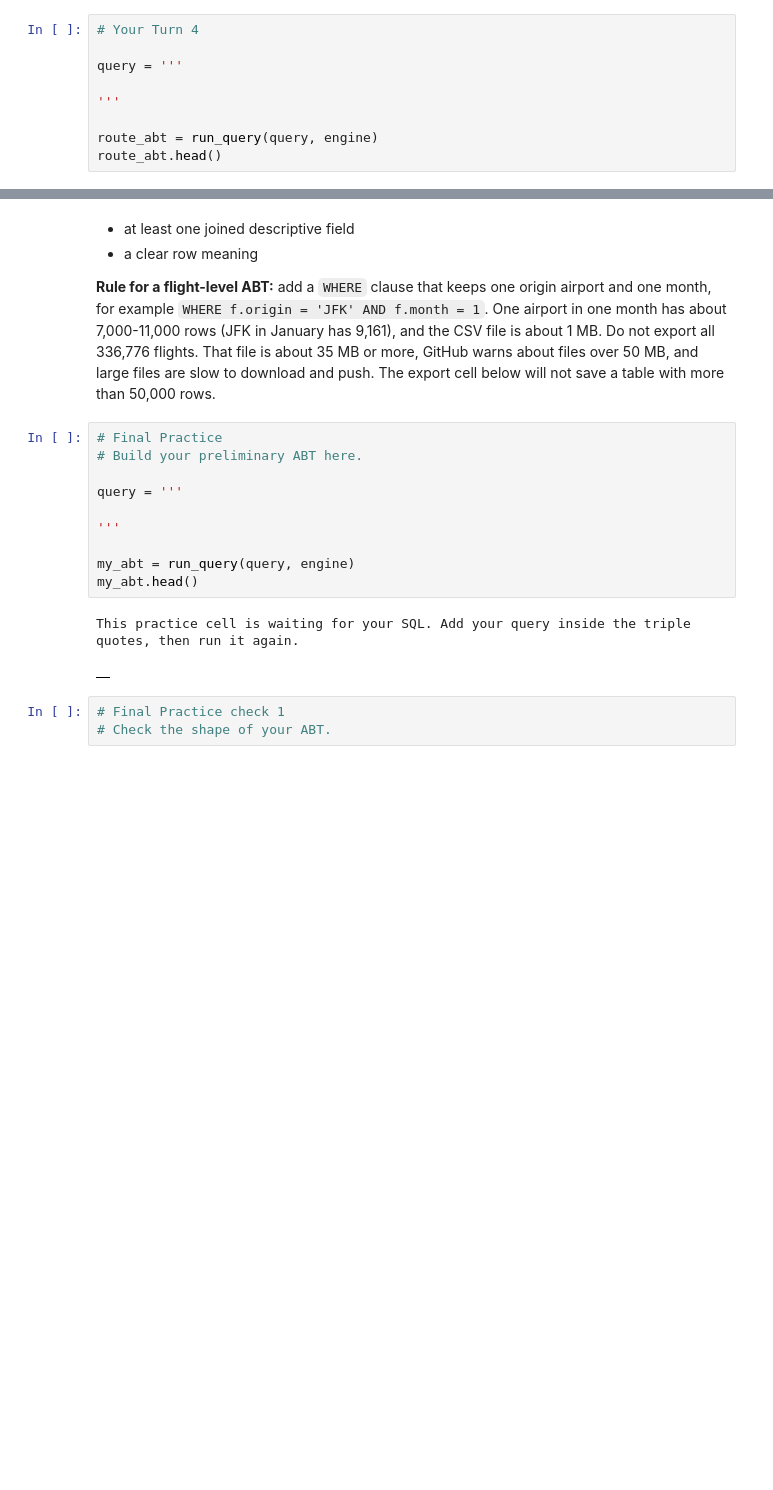
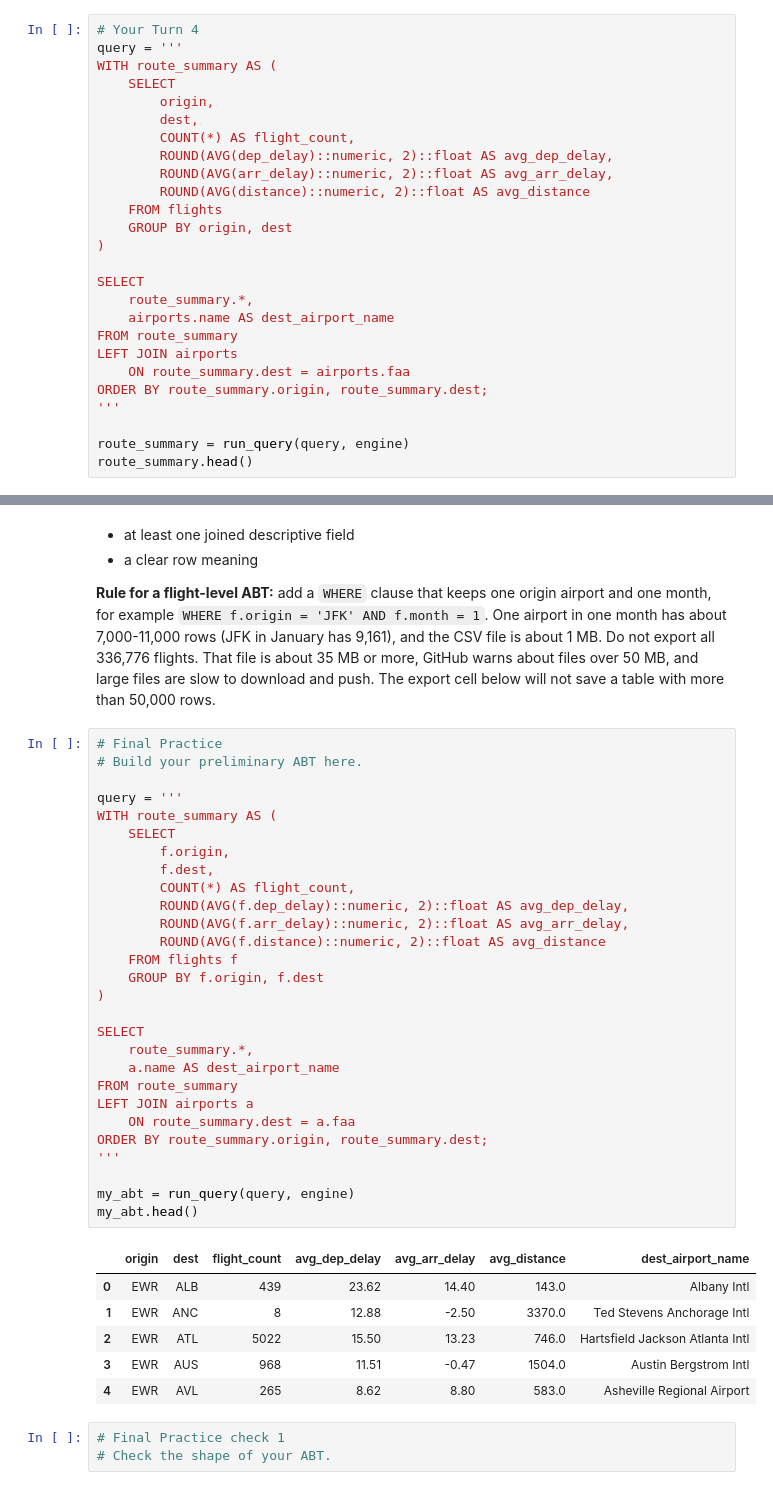
Before and after one commit to diantasmaa-crypto/ban6003-week-09-10-diana, a Jupyter notebook: notebooks/module10_sql_joins_abt_guided_lab.ipynb, the cells around one changed output, grey strips where cells are left out. Drawn from its saved outputs; the diff is of its cells as text; blank space fills up the shorter version.

```diff
--- a/notebooks/module10_sql_joins_abt_guided_lab.ipynb
+++ b/notebooks/module10_sql_joins_abt_guided_lab.ipynb
@@ -679,11 +679,28 @@ Then add the destination airport name from the `airports` table as `dest_airport
 Use a CTE. Round each average with `ROUND(AVG(column)::numeric, 2)::float`.
 # %%
 # Your Turn 4
+query = '''
+WITH route_summary AS (
+    SELECT
+        origin,
+        dest,
+        COUNT(*) AS flight_count,
+        ROUND(AVG(dep_delay)::numeric, 2)::float AS avg_dep_delay,
+        ROUND(AVG(arr_delay)::numeric, 2)::float AS avg_arr_delay,
+        ROUND(AVG(distance)::numeric, 2)::float AS avg_distance
+    FROM flights
+    GROUP BY origin, dest
+)
 
-query = '''
-
+SELECT
+    route_summary.*,
+    airports.name AS dest_airport_name
+FROM route_summary
+LEFT JOIN airports
+    ON route_summary.dest = airports.faa
+ORDER BY route_summary.origin, route_summary.dest;
 '''
 
-route_abt = run_query(query, engine)
-route_abt.head()
+route_summary = run_query(query, engine)
+route_summary.head()
 # %% [output]
@@ -891,16 +915,38 @@ Your ABT should include:
 # %%
 # Final Practice
 # Build your preliminary ABT here.
 
 query = '''
+WITH route_summary AS (
+    SELECT
+        f.origin,
+        f.dest,
+        COUNT(*) AS flight_count,
+        ROUND(AVG(f.dep_delay)::numeric, 2)::float AS avg_dep_delay,
+        ROUND(AVG(f.arr_delay)::numeric, 2)::float AS avg_arr_delay,
+        ROUND(AVG(f.distance)::numeric, 2)::float AS avg_distance
+    FROM flights f
+    GROUP BY f.origin, f.dest
+)
 
+SELECT
+    route_summary.*,
+    a.name AS dest_airport_name
+FROM route_summary
+LEFT JOIN airports a
+    ON route_summary.dest = a.faa
+ORDER BY route_summary.origin, route_summary.dest;
 '''
 
 my_abt = run_query(query, engine)
 my_abt.head()
 # %% [output]
-This practice cell is waiting for your SQL. Add your query inside the triple quotes, then run it again.
-|  |
+|  | origin | dest | flight_count | avg_dep_delay | avg_arr_delay | avg_distance | dest_airport_name |
+| 0 | EWR | ALB | 439 | 23.62 | 14.40 | 143.0 | Albany Intl |
+| 1 | EWR | ANC | 8 | 12.88 | -2.50 | 3370.0 | Ted Stevens Anchorage Intl |
+| 2 | EWR | ATL | 5022 | 15.50 | 13.23 | 746.0 | Hartsfield Jackson Atlanta Intl |
+| 3 | EWR | AUS | 968 | 11.51 | -0.47 | 1504.0 | Austin Bergstrom Intl |
+| 4 | EWR | AVL | 265 | 8.62 | 8.80 | 583.0 | Asheville Regional Airport |
 # %%
 # Final Practice check 1
 # Check the shape of your ABT.
```
Also changed, not shown: parts of 10 cells of this notebook.
